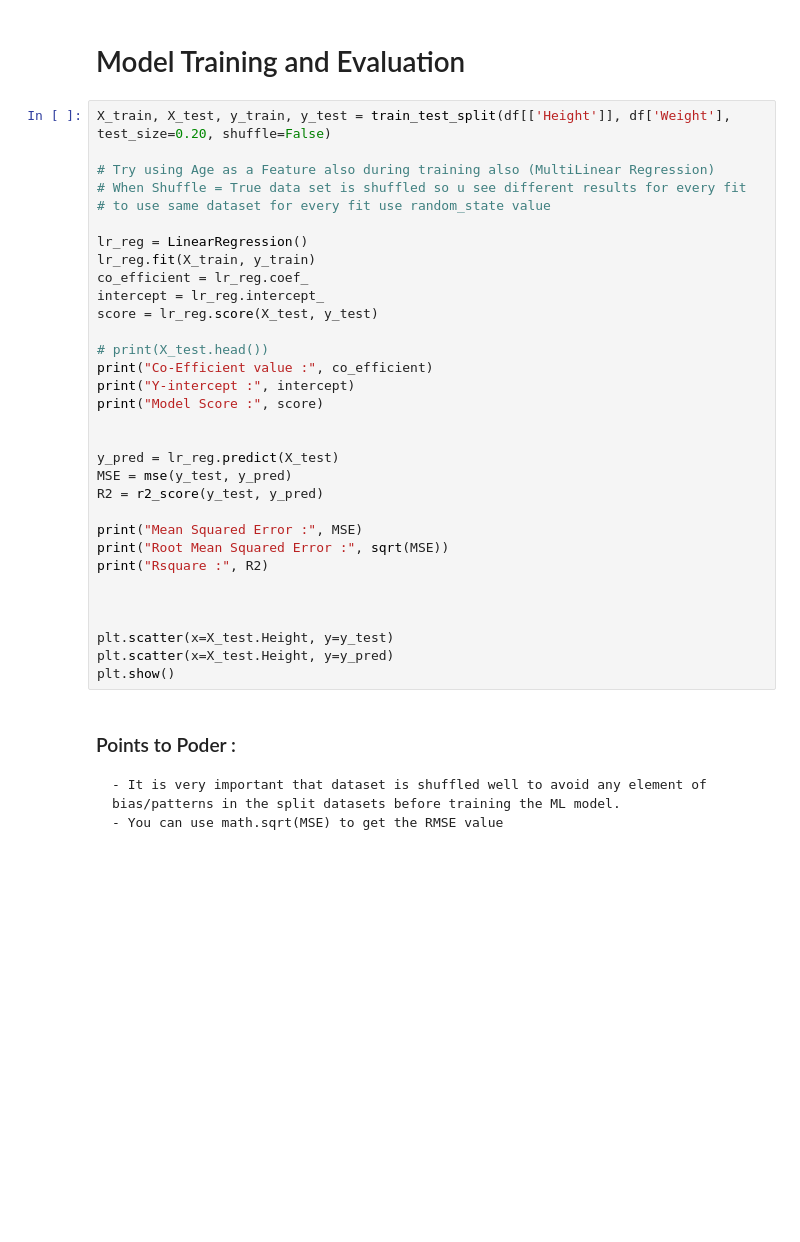
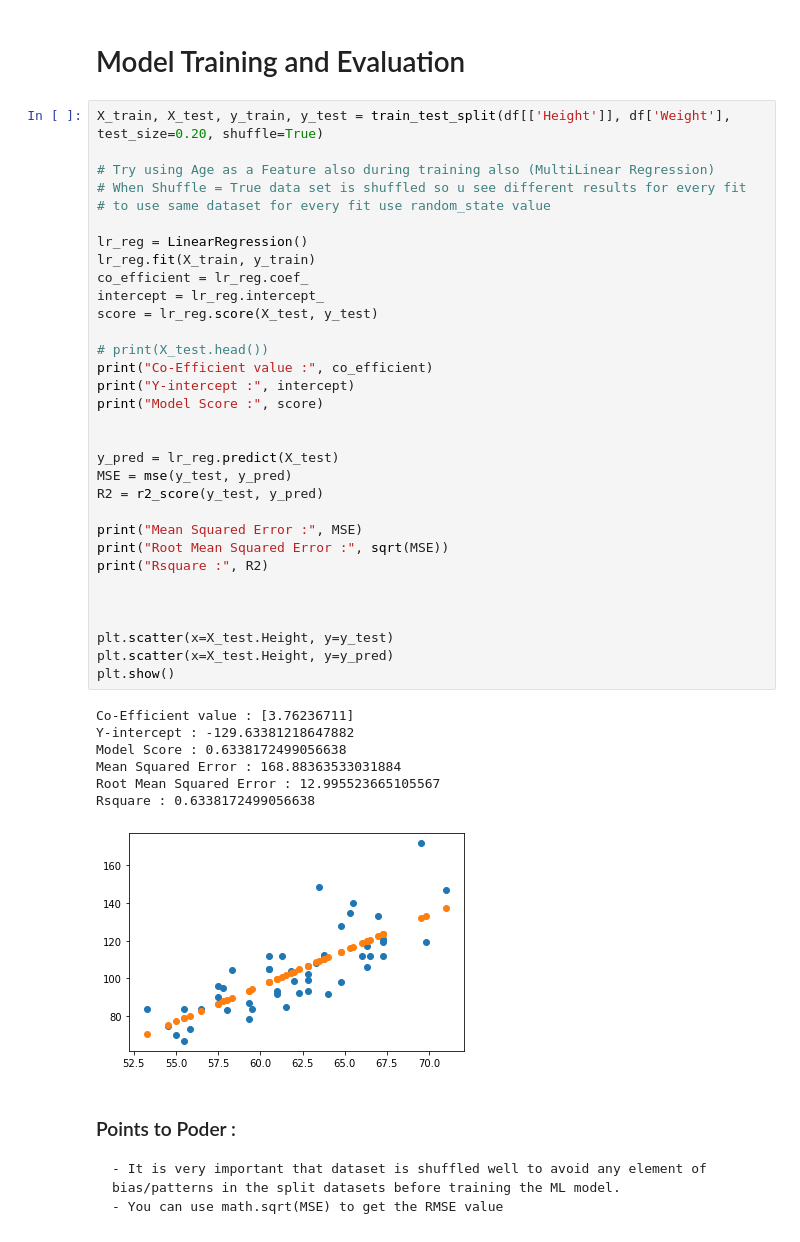
Before and after one commit to NandaCj/data-science-class, a Jupyter notebook: Python/machine_learning/Lin_reg_height_weight_dataset_analysis.ipynb, the cells around one changed output. Cells and saved outputs as stored; diff of their text form; blank space fills up the shorter version.

```diff
--- a/Python/machine_learning/Lin_reg_height_weight_dataset_analysis.ipynb
+++ b/Python/machine_learning/Lin_reg_height_weight_dataset_analysis.ipynb
@@ -41,37 +73,45 @@ df.corr() # Shows the correlation between two variables
 # %% [markdown]
 # Model Training and Evaluation
 # %%
-X_train, X_test, y_train, y_test = train_test_split(df[['Height']], df['Weight'], test_size=0.20, shuffle=False)
+X_train, X_test, y_train, y_test = train_test_split(df[['Height']], df['Weight'], test_size=0.20, shuffle=True)
 
 # Try using Age as a Feature also during training also (MultiLinear Regression)
 # When Shuffle = True data set is shuffled so u see different results for every fit
 # to use same dataset for every fit use random_state value
 
 lr_reg = LinearRegression()
 lr_reg.fit(X_train, y_train)
 co_efficient = lr_reg.coef_
 intercept = lr_reg.intercept_
 score = lr_reg.score(X_test, y_test)
 
 # print(X_test.head())
 print("Co-Efficient value :", co_efficient)
 print("Y-intercept :", intercept)
 print("Model Score :", score)
 
 
 y_pred = lr_reg.predict(X_test)
 MSE = mse(y_test, y_pred)
 R2 = r2_score(y_test, y_pred)
 
 print("Mean Squared Error :", MSE)
 print("Root Mean Squared Error :", sqrt(MSE))
 print("Rsquare :", R2)
 
 
 
 plt.scatter(x=X_test.Height, y=y_test)
 plt.scatter(x=X_test.Height, y=y_pred)
 plt.show()
+# %% [output]
+Co-Efficient value : [3.76236711]
+Y-intercept : -129.63381218647882
+Model Score : 0.6338172499056638
+Mean Squared Error : 168.88363533031884
+Root Mean Squared Error : 12.995523665105567
+Rsquare : 0.6338172499056638
+[figure, added]
 # %% [markdown]
 ### Points to Poder :
     - It is very important that dataset is shuffled well to avoid any element of bias/patterns in the split datasets before training the ML model.
```
Also changed, not shown: parts of 5 cells of this notebook.
